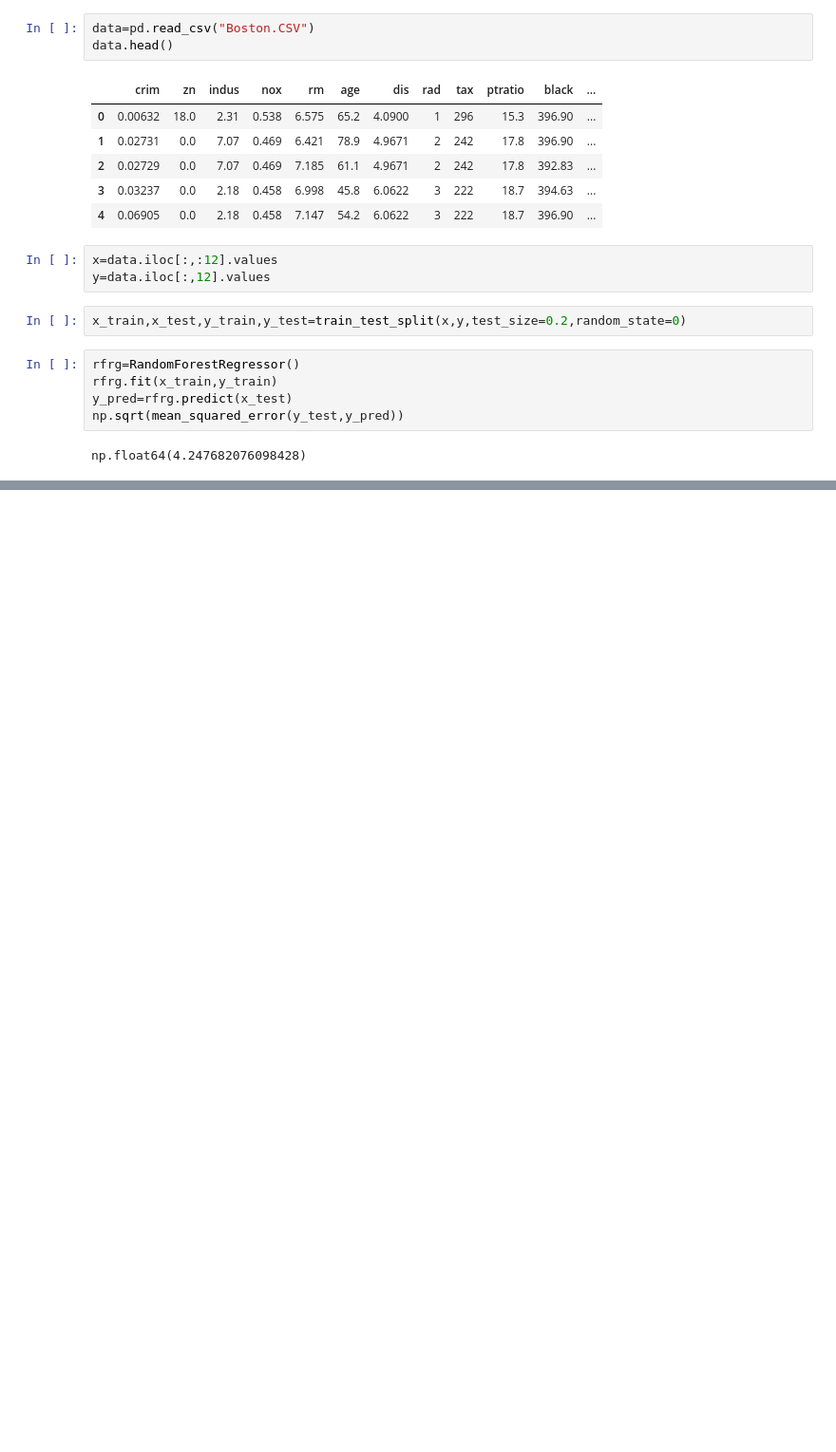
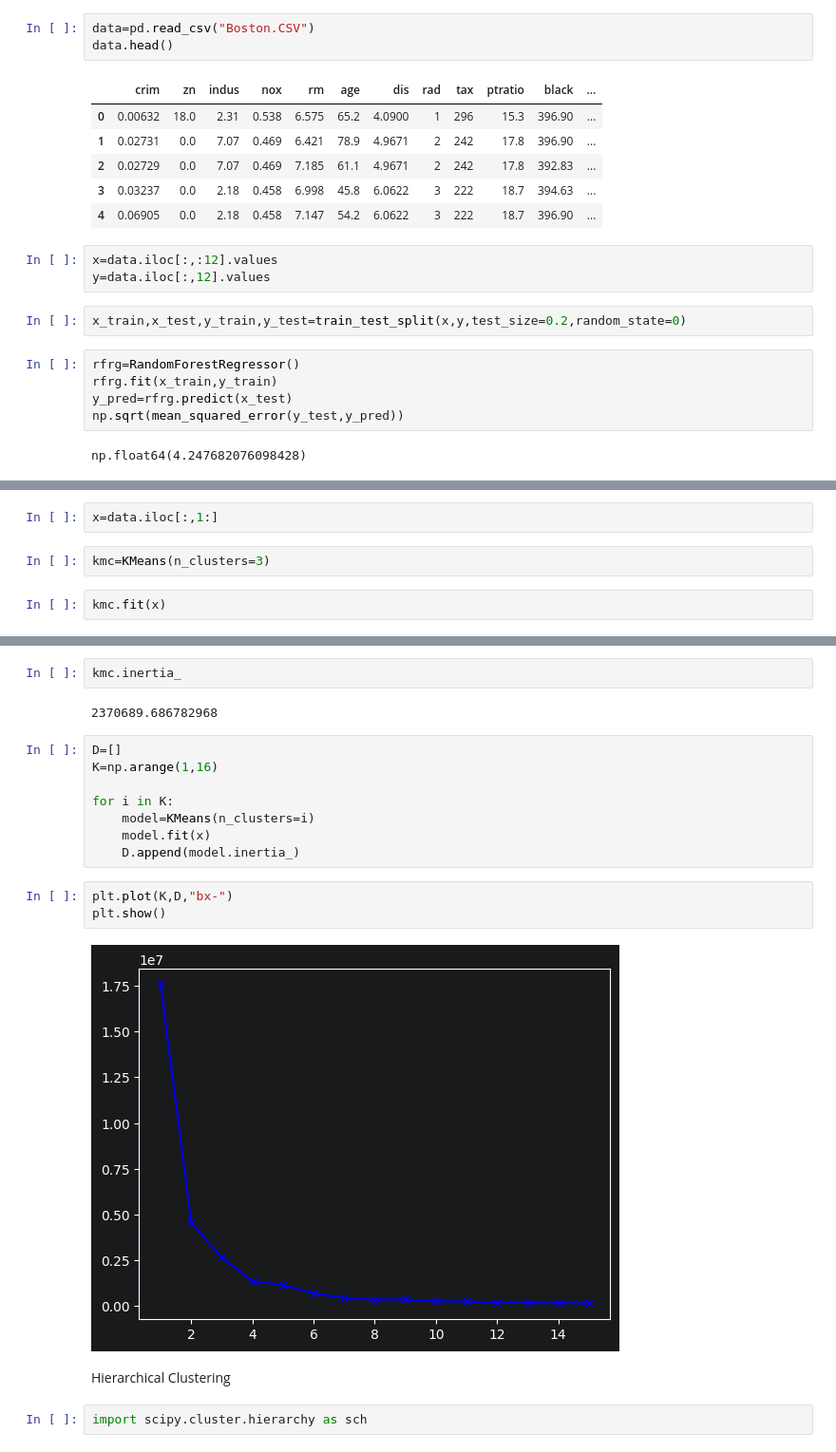
Before and after one commit to namal1230/Machine-Learning, a Jupyter notebook: notebook.ipynb, the cells around one changed output, grey strips where cells are left out. Shown at 95% size. Saved outputs shown, nothing was run; the diff lists cells and outputs as text; blank space fills up the shorter version.

Commit message:
Unsupervised Learning-K-Means | Hierarchical Clustering

```diff
--- a/notebook.ipynb
+++ b/notebook.ipynb
@@ -703,0 +732,6 @@ np.float64(4.247682076098428)
+# %%
+x=data.iloc[:,1:]
+# %%
+kmc=KMeans(n_clusters=3)
+# %%
+kmc.fit(x)
@@ -703,0 +752,21 @@ np.float64(4.247682076098428)
+# %%
+kmc.inertia_
+# %% [output]
+2370689.686782968
+# %%
+D=[]
+K=np.arange(1,16)
+
+for i in K:
+    model=KMeans(n_clusters=i)
+    model.fit(x)
+    D.append(model.inertia_)
+# %%
+plt.plot(K,D,"bx-")
+plt.show()
+# %% [output]
+[figure, added]
+# %% [markdown]
+Hierarchical Clustering
+# %%
+import scipy.cluster.hierarchy as sch
```
Also changed, not shown: parts of 15 cells of this notebook, 2 other files.
